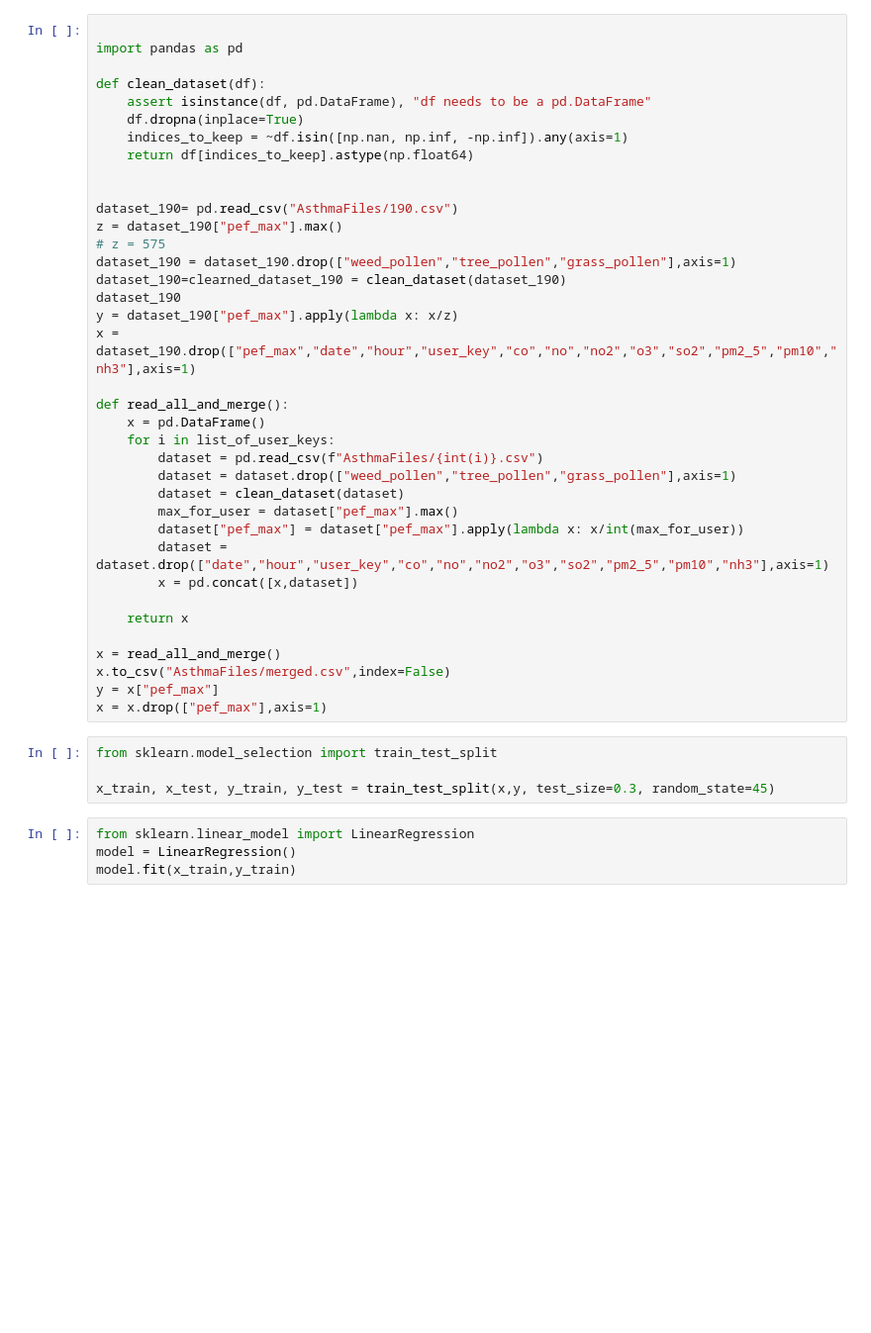
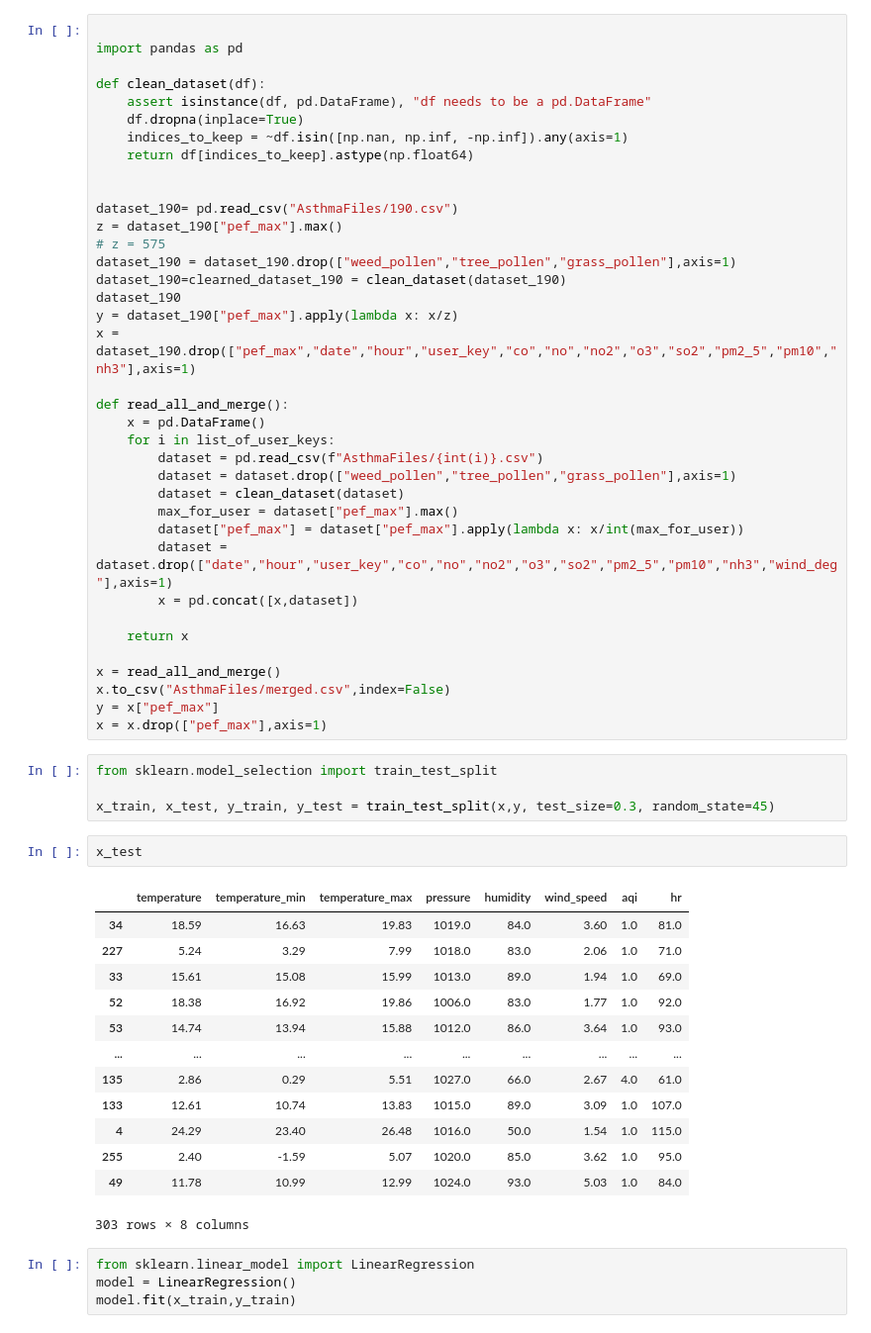
Before and after one commit to Paktion/asthmapredictor, a Jupyter notebook: CSVReader.ipynb, the cells around one changed output. Shown at 99% size. Cells and saved outputs as stored; diff of their text form; blank space fills up the shorter version.

```diff
--- a/CSVReader.ipynb
+++ b/CSVReader.ipynb
@@ -136,7 +136,7 @@ def read_all_and_merge():
         dataset = clean_dataset(dataset)
         max_for_user = dataset["pef_max"].max()
         dataset["pef_max"] = dataset["pef_max"].apply(lambda x: x/int(max_for_user))
-        dataset = dataset.drop(["date","hour","user_key","co","no","no2","o3","so2","pm2_5","pm10","nh3"],axis=1)
+        dataset = dataset.drop(["date","hour","user_key","co","no","no2","o3","so2","pm2_5","pm10","nh3","wind_deg"],axis=1)
         x = pd.concat([x,dataset])
 
     return x
@@ -149,6 +149,22 @@ x = x.drop(["pef_max"],axis=1)
 from sklearn.model_selection import train_test_split
 
 x_train, x_test, y_train, y_test = train_test_split(x,y, test_size=0.3, random_state=45)
+# %%
+x_test
+# %% [output]
+|  | temperature | temperature_min | temperature_max | pressure | humidity | wind_speed | aqi | hr |
+| 34 | 18.59 | 16.63 | 19.83 | 1019.0 | 84.0 | 3.60 | 1.0 | 81.0 |
+| 227 | 5.24 | 3.29 | 7.99 | 1018.0 | 83.0 | 2.06 | 1.0 | 71.0 |
+| 33 | 15.61 | 15.08 | 15.99 | 1013.0 | 89.0 | 1.94 | 1.0 | 69.0 |
+| 52 | 18.38 | 16.92 | 19.86 | 1006.0 | 83.0 | 1.77 | 1.0 | 92.0 |
+| 53 | 14.74 | 13.94 | 15.88 | 1012.0 | 86.0 | 3.64 | 1.0 | 93.0 |
+| ... | ... | ... | ... | ... | ... | ... | ... | ... |
+| 135 | 2.86 | 0.29 | 5.51 | 1027.0 | 66.0 | 2.67 | 4.0 | 61.0 |
+| 133 | 12.61 | 10.74 | 13.83 | 1015.0 | 89.0 | 3.09 | 1.0 | 107.0 |
+| 4 | 24.29 | 23.40 | 26.48 | 1016.0 | 50.0 | 1.54 | 1.0 | 115.0 |
+| 255 | 2.40 | -1.59 | 5.07 | 1020.0 | 85.0 | 3.62 | 1.0 | 95.0 |
+| 49 | 11.78 | 10.99 | 12.99 | 1024.0 | 93.0 | 5.03 | 1.0 | 84.0 |
+303 rows × 8 columns
 # %%
 from sklearn.linear_model import LinearRegression
 model = LinearRegression()
```
Also changed, not shown: parts of 3 cells of this notebook, 15 other files.
